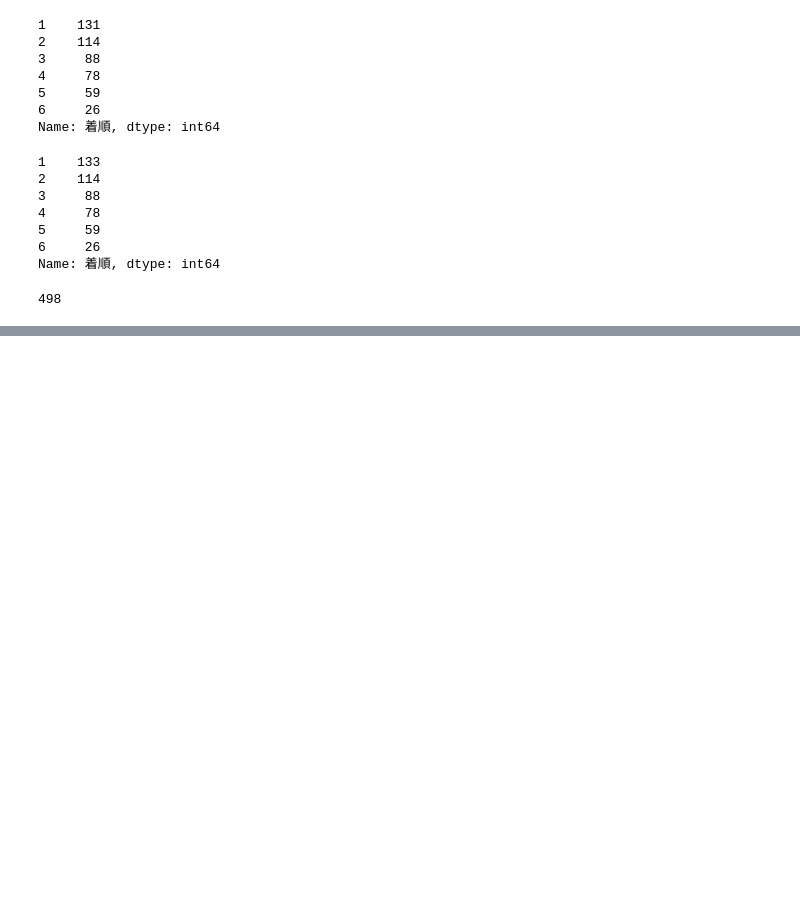
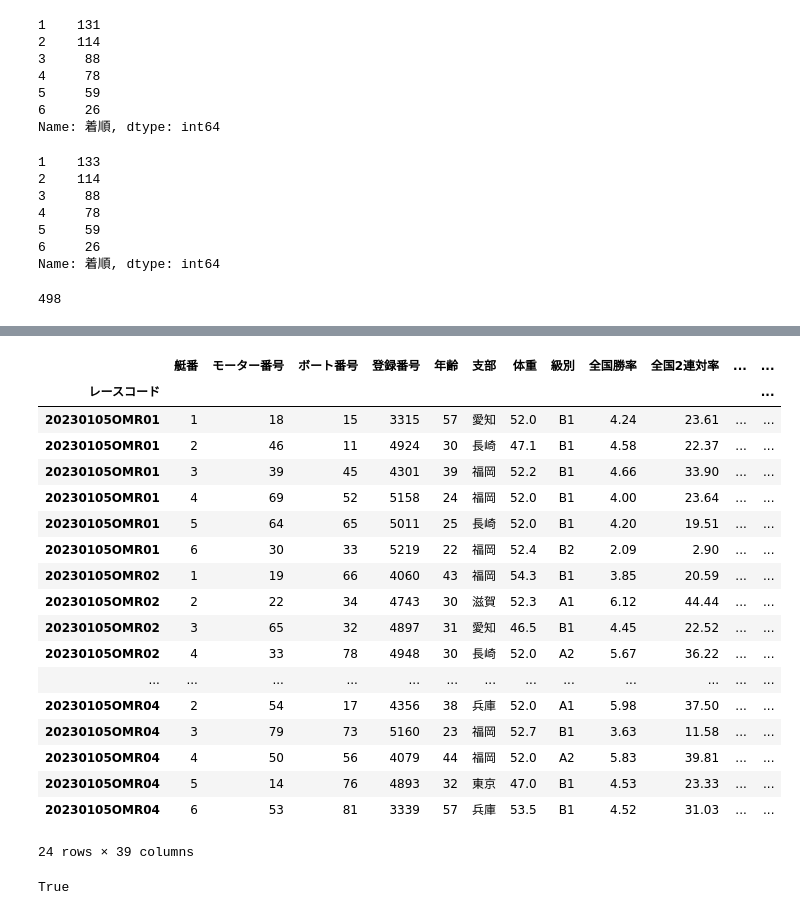
Before and after one commit to sakokazuki/kyotei-ai, a Jupyter notebook: main.ipynb, the cells around one changed output, grey strips where cells are left out. Drawn from its saved outputs; the diff is of its cells as text; code cells hidden in the pictures; blank space fills up the shorter version.

```diff
--- a/main.ipynb
+++ b/main.ipynb
@@ -683,0 +772,9 @@ len(all_df)
+# %%
+import syusso_table as sy
+import utils
+importlib.reload(sy)
+importlib.reload(utils)
+
+syusso = sy.SyussoTable('20230105', 'OMR')
+# syusso.scrape_beforeinfo('20230105', 'OMR')
+# _get_beforeinfo('https://www.boatrace.jp/owpc/pc/race/beforeinfo?rno=2&jcd=04&hd=20230105')
@@ -683,0 +803,26 @@ len(all_df)
+# %%
+syusso.data_p
+# %% [output]
+|  | 艇番 | モーター番号 | ボート番号 | 登録番号 | 年齢 | 支部 | 体重 | 級別 | 全国勝率 | 全国2連対率 | ... | ... |
+| レースコード |  |  |  |  |  |  |  |  |  |  |  | ... |
+| 20230105OMR01 | 1 | 18 | 15 | 3315 | 57 | 愛知 | 52.0 | B1 | 4.24 | 23.61 | ... | ... |
+| 20230105OMR01 | 2 | 46 | 11 | 4924 | 30 | 長崎 | 47.1 | B1 | 4.58 | 22.37 | ... | ... |
+| 20230105OMR01 | 3 | 39 | 45 | 4301 | 39 | 福岡 | 52.2 | B1 | 4.66 | 33.90 | ... | ... |
+| 20230105OMR01 | 4 | 69 | 52 | 5158 | 24 | 福岡 | 52.0 | B1 | 4.00 | 23.64 | ... | ... |
+| 20230105OMR01 | 5 | 64 | 65 | 5011 | 25 | 長崎 | 52.0 | B1 | 4.20 | 19.51 | ... | ... |
+| 20230105OMR01 | 6 | 30 | 33 | 5219 | 22 | 福岡 | 52.4 | B2 | 2.09 | 2.90 | ... | ... |
+| 20230105OMR02 | 1 | 19 | 66 | 4060 | 43 | 福岡 | 54.3 | B1 | 3.85 | 20.59 | ... | ... |
+| 20230105OMR02 | 2 | 22 | 34 | 4743 | 30 | 滋賀 | 52.3 | A1 | 6.12 | 44.44 | ... | ... |
+| 20230105OMR02 | 3 | 65 | 32 | 4897 | 31 | 愛知 | 46.5 | B1 | 4.45 | 22.52 | ... | ... |
+| 20230105OMR02 | 4 | 33 | 78 | 4948 | 30 | 長崎 | 52.0 | A2 | 5.67 | 36.22 | ... | ... |
+| ... | ... | ... | ... | ... | ... | ... | ... | ... | ... | ... | ... | ... |
+| 20230105OMR04 | 2 | 54 | 17 | 4356 | 38 | 兵庫 | 52.0 | A1 | 5.98 | 37.50 | ... | ... |
+| 20230105OMR04 | 3 | 79 | 73 | 5160 | 23 | 福岡 | 52.7 | B1 | 3.63 | 11.58 | ... | ... |
+| 20230105OMR04 | 4 | 50 | 56 | 4079 | 44 | 福岡 | 52.0 | A2 | 5.83 | 39.81 | ... | ... |
+| 20230105OMR04 | 5 | 14 | 76 | 4893 | 32 | 東京 | 47.0 | B1 | 4.53 | 23.33 | ... | ... |
+| 20230105OMR04 | 6 | 53 | 81 | 3339 | 57 | 兵庫 | 53.5 | B1 | 4.52 | 31.03 | ... | ... |
+24 rows × 39 columns
+# %%
+'展示タイム' in hoge
+# %% [output]
+True
```
Also changed, not shown: parts of 7 cells of this notebook, 2 other files.
